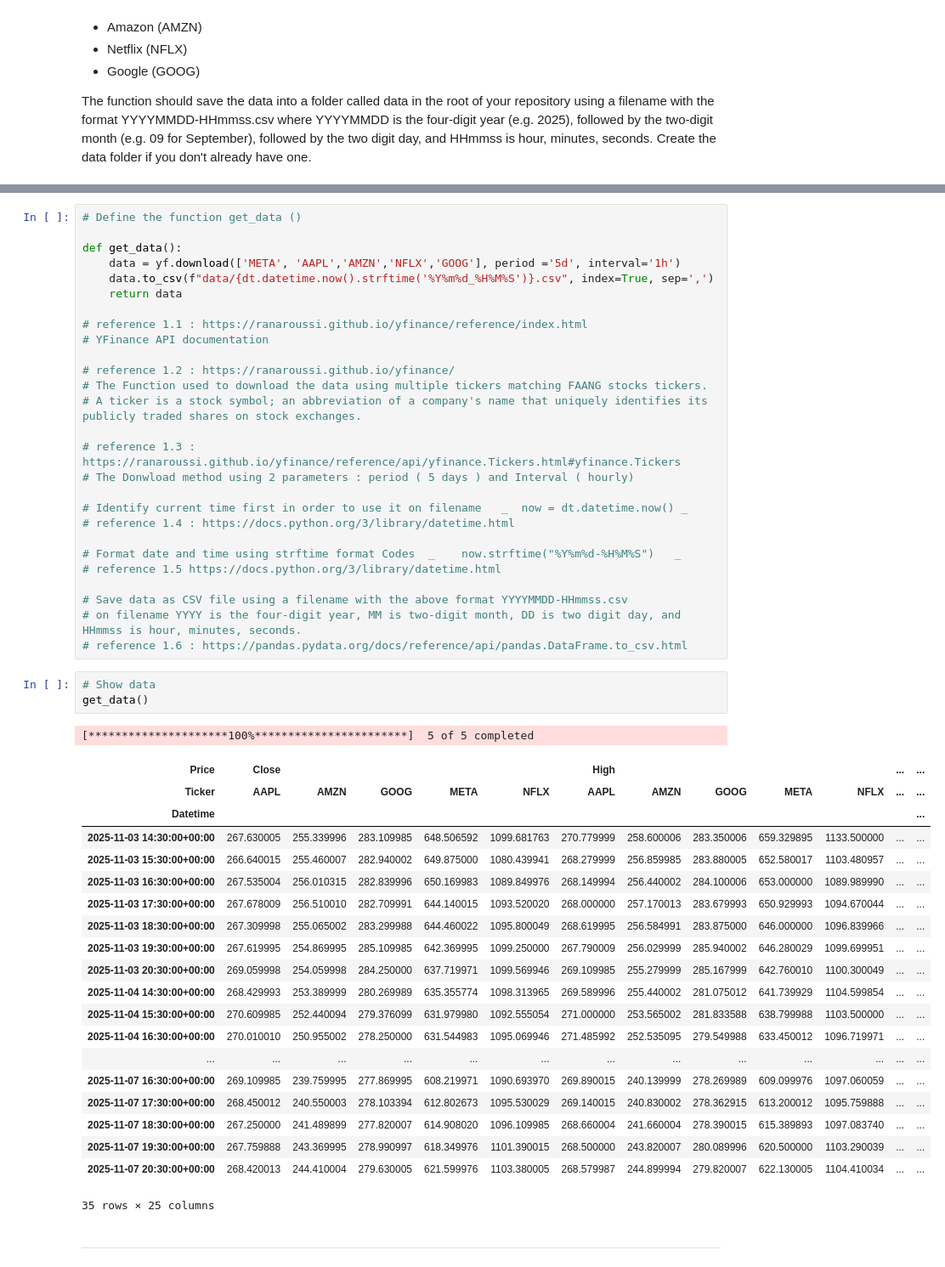
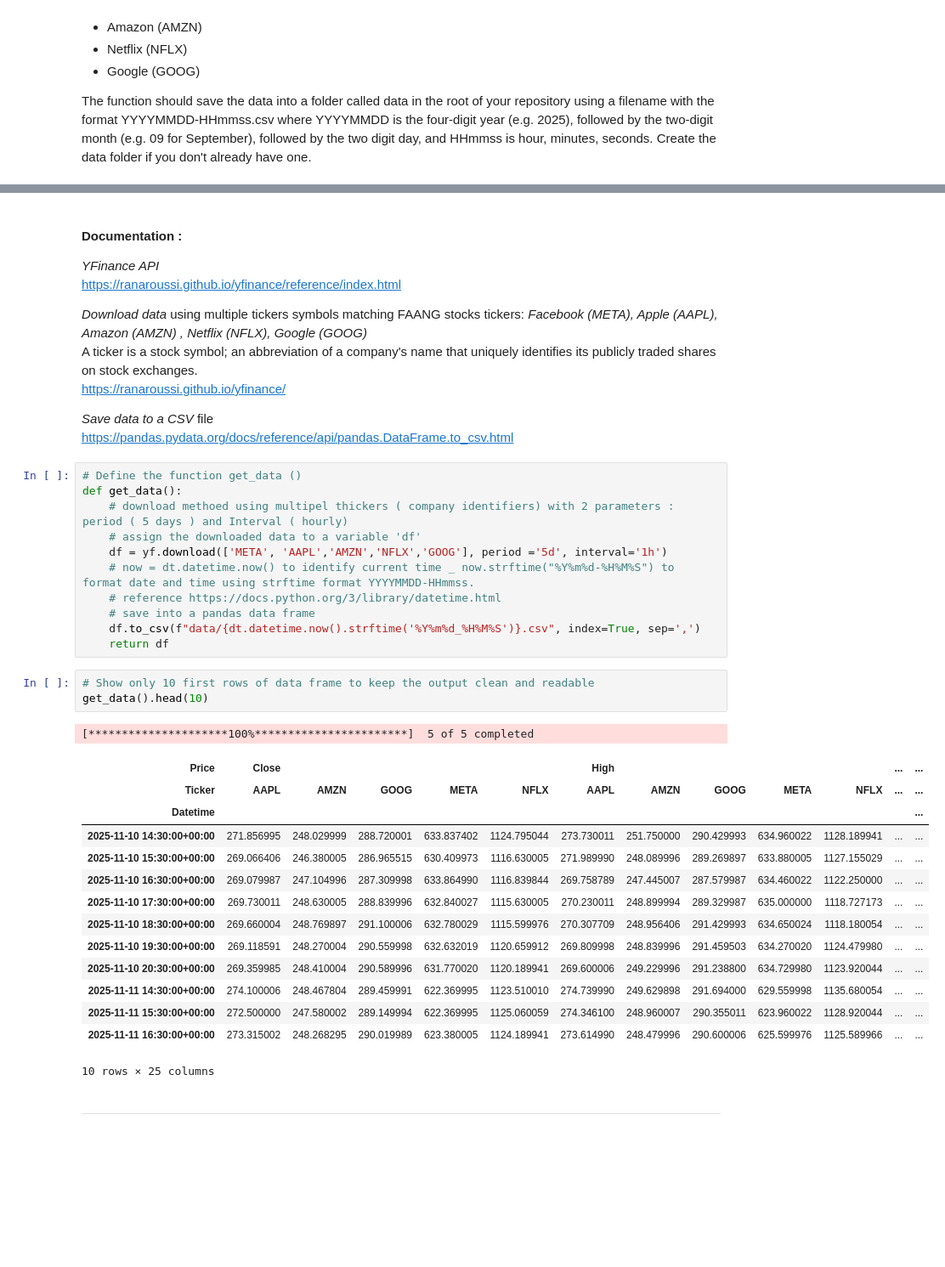
Before and after one commit to Maroua-El-Imame/my-assessment-computer-infrastructure, a Jupyter notebook: problems.ipynb, the cells around one changed output, grey strips where cells are left out. Shown at 85% size. Cells and saved outputs as stored; diff of their text form; blank space fills up the shorter version.

Commit message:
Assignment 2 code and plots finalized

```diff
--- a/problems.ipynb
+++ b/problems.ipynb
@@ -49,55 +49,45 @@ import matplotlib.pyplot as plt
+# %% [markdown]
+#### Documentation :
+*YFinance API*
+https://ranaroussi.github.io/yfinance/reference/index.html
+
+
+*Download data* using multiple tickers symbols matching FAANG stocks tickers: *Facebook (META), Apple (AAPL), Amazon (AMZN) , Netflix (NFLX), Google (GOOG)*
+A ticker is a stock symbol; an abbreviation of a company's name that uniquely identifies its publicly traded shares on stock exchanges.
+https://ranaroussi.github.io/yfinance/
+
+*Save data to a CSV* file
+https://pandas.pydata.org/docs/reference/api/pandas.DataFrame.to_csv.html
 # %%
 # Define the function get_data ()
-
 def get_data():
-    data = yf.download(['META', 'AAPL','AMZN','NFLX','GOOG'], period ='5d', interval='1h')
-    data.to_csv(f"data/{dt.datetime.now().strftime('%Y%m%d_%H%M%S')}.csv", index=True, sep=',')
-    return data
-
-# reference 1.1 : https://ranaroussi.github.io/yfinance/reference/index.html
-# YFinance API documentation
-
-# reference 1.2 : https://ranaroussi.github.io/yfinance/
-# The Function used to download the data using multiple tickers matching FAANG stocks tickers.
-# A ticker is a stock symbol; an abbreviation of a company's name that uniquely identifies its publicly traded shares on stock exchanges.
-
-# reference 1.3 : https://ranaroussi.github.io/yfinance/reference/api/yfinance.Tickers.html#yfinance.Tickers
-# The Donwload method using 2 parameters : period ( 5 days ) and Interval ( hourly)
-
-# Identify current time first in order to use it on filename   _  now = dt.datetime.now() _
-# reference 1.4 : https://docs.python.org/3/library/datetime.html
-
-# Format date and time using strftime format Codes  _    now.strftime("%Y%m%d-%H%M%S")   _
-# reference 1.5 https://docs.python.org/3/library/datetime.html
-
-# Save data as CSV file using a filename with the above format YYYYMMDD-HHmmss.csv
-# on filename YYYY is the four-digit year, MM is two-digit month, DD is two digit day, and HHmmss is hour, minutes, seconds.
-# reference 1.6 : https://pandas.pydata.org/docs/reference/api/pandas.DataFrame.to_csv.html
+    # download methoed using multipel thickers ( company identifiers) with 2 parameters : period ( 5 days ) and Interval ( hourly)
+    # assign the downloaded data to a variable 'df'
+    df = yf.download(['META', 'AAPL','AMZN','NFLX','GOOG'], period ='5d', interval='1h')
+    # now = dt.datetime.now() to identify current time _ now.strftime("%Y%m%d-%H%M%S") to format date and time using strftime format YYYYMMDD-HHmmss.
+    # reference https://docs.python.org/3/library/datetime.html
+    # save into a pandas data frame
+    df.to_csv(f"data/{dt.datetime.now().strftime('%Y%m%d_%H%M%S')}.csv", index=True, sep=',')
+    return df
 # %%
-# Show data
-get_data()
+# Show only 10 first rows of data frame to keep the output clean and readable
+get_data().head(10)
 # %% [output]
 [*********************100%***********************]  5 of 5 completed
 | Price | Close |  |  |  |  | High |  |  |  |  | ... | ... |
 | Ticker | AAPL | AMZN | GOOG | META | NFLX | AAPL | AMZN | GOOG | META | NFLX | ... | ... |
 | Datetime |  |  |  |  |  |  |  |  |  |  |  | ... |
-| 2025-11-03 14:30:00+00:00 | 267.630005 | 255.339996 | 283.109985 | 648.506592 | 1099.681763 | 270.779999 | 258.600006 | 283.350006 | 659.329895 | 1133.500000 | ... | ... |
-| 2025-11-03 15:30:00+00:00 | 266.640015 | 255.460007 | 282.940002 | 649.875000 | 1080.439941 | 268.279999 | 256.859985 | 283.880005 | 652.580017 | 1103.480957 | ... | ... |
-| 2025-11-03 16:30:00+00:00 | 267.535004 | 256.010315 | 282.839996 | 650.169983 | 1089.849976 | 268.149994 | 256.440002 | 284.100006 | 653.000000 | 1089.989990 | ... | ... |
-| 2025-11-03 17:30:00+00:00 | 267.678009 | 256.510010 | 282.709991 | 644.140015 | 1093.520020 | 268.000000 | 257.170013 | 283.679993 | 650.929993 | 1094.670044 | ... | ... |
-| 2025-11-03 18:30:00+00:00 | 267.309998 | 255.065002 | 283.299988 | 644.460022 | 1095.800049 | 268.619995 | 256.584991 | 283.875000 | 646.000000 | 1096.839966 | ... | ... |
-| 2025-11-03 19:30:00+00:00 | 267.619995 | 254.869995 | 285.109985 | 642.369995 | 1099.250000 | 267.790009 | 256.029999 | 285.940002 | 646.280029 | 1099.699951 | ... | ... |
-| 2025-11-03 20:30:00+00:00 | 269.059998 | 254.059998 | 284.250000 | 637.719971 | 1099.569946 | 269.109985 | 255.279999 | 285.167999 | 642.760010 | 1100.300049 | ... | ... |
-| 2025-11-04 14:30:00+00:00 | 268.429993 | 253.389999 | 280.269989 | 635.355774 | 1098.313965 | 269.589996 | 255.440002 | 281.075012 | 641.739929 | 1104.599854 | ... | ... |
-| 2025-11-04 15:30:00+00:00 | 270.609985 | 252.440094 | 279.376099 | 631.979980 | 1092.555054 | 271.000000 | 253.565002 | 281.833588 | 638.799988 | 1103.500000 | ... | ... |
-| 2025-11-04 16:30:00+00:00 | 270.010010 | 250.955002 | 278.250000 | 631.544983 | 1095.069946 | 271.485992 | 252.535095 | 279.549988 | 633.450012 | 1096.719971 | ... | ... |
-| ... | ... | ... | ... | ... | ... | ... | ... | ... | ... | ... | ... | ... |
-| 2025-11-07 16:30:00+00:00 | 269.109985 | 239.759995 | 277.869995 | 608.219971 | 1090.693970 | 269.890015 | 240.139999 | 278.269989 | 609.099976 | 1097.060059 | ... | ... |
-| 2025-11-07 17:30:00+00:00 | 268.450012 | 240.550003 | 278.103394 | 612.802673 | 1095.530029 | 269.140015 | 240.830002 | 278.362915 | 613.200012 | 1095.759888 | ... | ... |
-| 2025-11-07 18:30:00+00:00 | 267.250000 | 241.489899 | 277.820007 | 614.908020 | 1096.109985 | 268.660004 | 241.660004 | 278.390015 | 615.389893 | 1097.083740 | ... | ... |
-| 2025-11-07 19:30:00+00:00 | 267.759888 | 243.369995 | 278.990997 | 618.349976 | 1101.390015 | 268.500000 | 243.820007 | 280.089996 | 620.500000 | 1103.290039 | ... | ... |
-| 2025-11-07 20:30:00+00:00 | 268.420013 | 244.410004 | 279.630005 | 621.599976 | 1103.380005 | 268.579987 | 244.899994 | 279.820007 | 622.130005 | 1104.410034 | ... | ... |
+| 2025-11-10 14:30:00+00:00 | 271.856995 | 248.029999 | 288.720001 | 633.837402 | 1124.795044 | 273.730011 | 251.750000 | 290.429993 | 634.960022 | 1128.189941 | ... | ... |
+| 2025-11-10 15:30:00+00:00 | 269.066406 | 246.380005 | 286.965515 | 630.409973 | 1116.630005 | 271.989990 | 248.089996 | 289.269897 | 633.880005 | 1127.155029 | ... | ... |
+| 2025-11-10 16:30:00+00:00 | 269.079987 | 247.104996 | 287.309998 | 633.864990 | 1116.839844 | 269.758789 | 247.445007 | 287.579987 | 634.460022 | 1122.250000 | ... | ... |
+| 2025-11-10 17:30:00+00:00 | 269.730011 | 248.630005 | 288.839996 | 632.840027 | 1115.630005 | 270.230011 | 248.899994 | 289.329987 | 635.000000 | 1118.727173 | ... | ... |
+| 2025-11-10 18:30:00+00:00 | 269.660004 | 248.769897 | 291.100006 | 632.780029 | 1115.599976 | 270.307709 | 248.956406 | 291.429993 | 634.650024 | 1118.180054 | ... | ... |
+| 2025-11-10 19:30:00+00:00 | 269.118591 | 248.270004 | 290.559998 | 632.632019 | 1120.659912 | 269.809998 | 248.839996 | 291.459503 | 634.270020 | 1124.479980 | ... | ... |
+| 2025-11-10 20:30:00+00:00 | 269.359985 | 248.410004 | 290.589996 | 631.770020 | 1120.189941 | 269.600006 | 249.229996 | 291.238800 | 634.729980 | 1123.920044 | ... | ... |
+| 2025-11-11 14:30:00+00:00 | 274.100006 | 248.467804 | 289.459991 | 622.369995 | 1123.510010 | 274.739990 | 249.629898 | 291.694000 | 629.559998 | 1135.680054 | ... | ... |
+| 2025-11-11 15:30:00+00:00 | 272.500000 | 247.580002 | 289.149994 | 622.369995 | 1125.060059 | 274.346100 | 248.960007 | 290.355011 | 623.960022 | 1128.920044 | ... | ... |
+| 2025-11-11 16:30:00+00:00 | 273.315002 | 248.268295 | 290.019989 | 623.380005 | 1124.189941 | 273.614990 | 248.479996 | 290.600006 | 625.599976 | 1125.589966 | ... | ... |
-35 rows × 25 columns
+10 rows × 25 columns
 # %% [markdown]
 ---------------------
 # %% [markdown]
```
Also changed, not shown: parts of 15 cells of this notebook, 18 other files.
